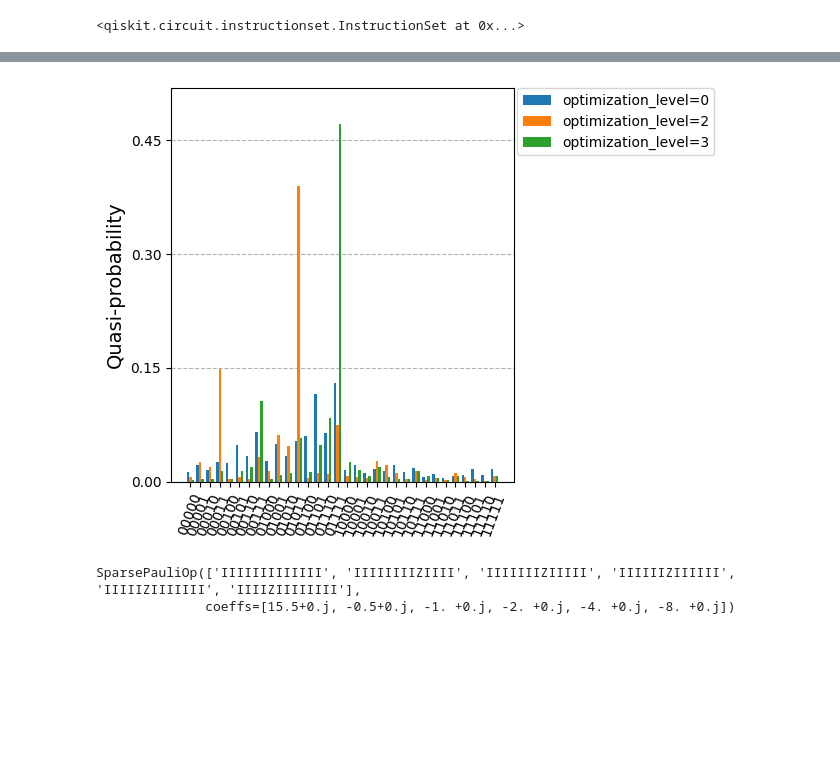
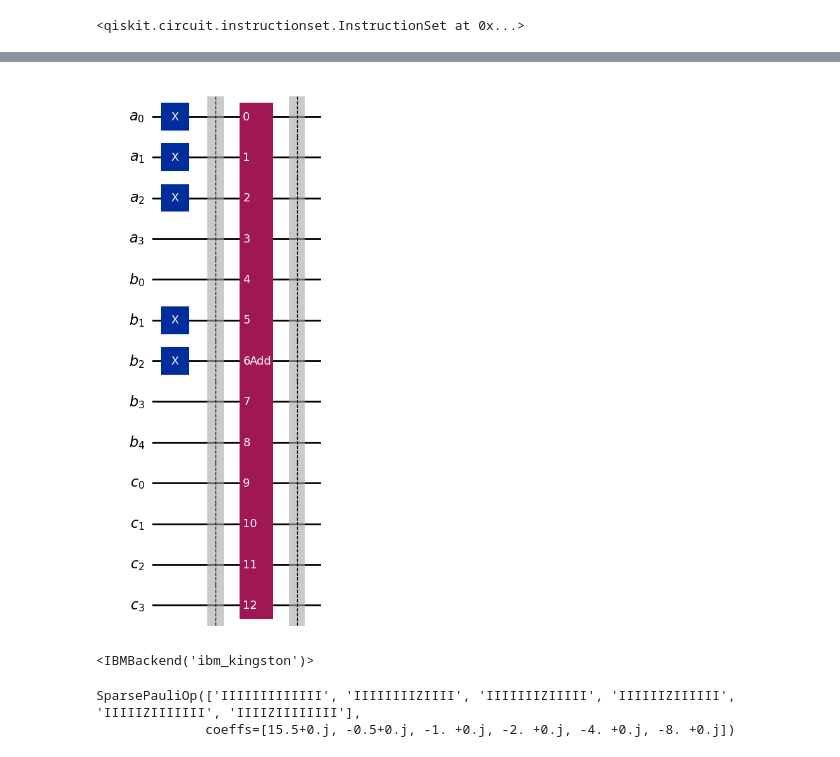
Before and after one commit to cesar-garza01/quantum-algorithms, a Jupyter notebook: Addition Gate.ipynb, the cells around one changed output, grey strips where cells are left out. Drawn from its saved outputs; the diff is of its cells as text; code cells hidden in the pictures; blank space fills up the shorter version.

```diff
--- a/Addition Gate.ipynb
+++ b/Addition Gate.ipynb
@@ -254,10 +260,50 @@ plot_histogram(
         "optimization_level=2",
         "optimization_level=3",
     ],
-    bar_labels=False
+    bar_labels=False,
+    filename = 'add3optlevels.svg'
 )
-# %% [output]
-[figure, removed]
+# %%
+# Create an Add gate with n = 4 bits, no measurements
+n = 4
+A = QuantumRegister(n,"a")
+B = QuantumRegister(n + 1,"b")
+C = QuantumRegister(n,"c")
+
+seed_a = '0111' # Value (7) to store in register a
+seed_b = '00110' # Value (6) to store in register b
+                # Expected sum: 13 = |01101>
+
+AddCirc = QuantumCircuit(A,B,C)
+
+seed_a = list(map(int, list(seed_a)))[::-1] # Rearrange the initial values in reverse order according to Qiskit convention
+
+# encode the value of register a
+for bit in range(len(seed_a)):
+    if seed_a[bit] == 1:
+        AddCirc.x(A[bit])
+
+# Repeat the process for the initial value of register b
+seed_b = list(map(int, list(seed_b)))[::-1]
+
+# encode the value of register b
+for bit in range(len(seed_b)):
+    if seed_b[bit] == 1:
+        AddCirc.x(B[bit])
+
+AddCirc.barrier()
+
+# Create the Add gate:
+AddGate = create_add_gate(n)
+AddCirc.append(AddGate,A[:]+B[:]+C[:])
+
+# Get the state of the data qubits.
+AddCirc.barrier()
+
+#draw the circuit.
+AddCirc.draw(output="mpl")
+# %% [output]
+[figure, added]
 # %%
 from qiskit_ibm_runtime import QiskitRuntimeService, Sampler, Session, Options, EstimatorV2 as Estimator
 from qiskit.quantum_info import SparsePauliOp, SparseObservable
@@ -268,3 +313,8 @@ backend = service.least_busy(operational=True, simulator=False)
+# %%
+backend = service.least_busy(operational=True, simulator=False)
+print(backend)
+# %% [output]
+<IBMBackend('ibm_kingston')>
 # %%
 total_qubits = len(A)+len(B)+len(C)
 
```
Also changed, not shown: parts of 39 cells of this notebook.
